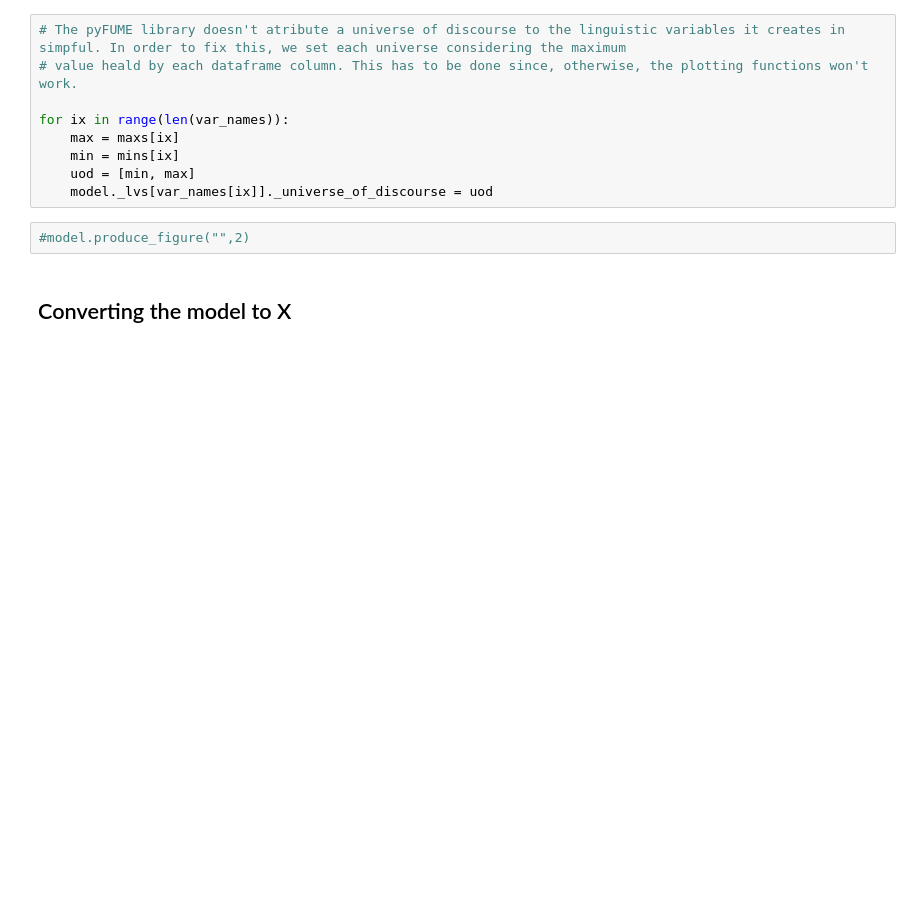
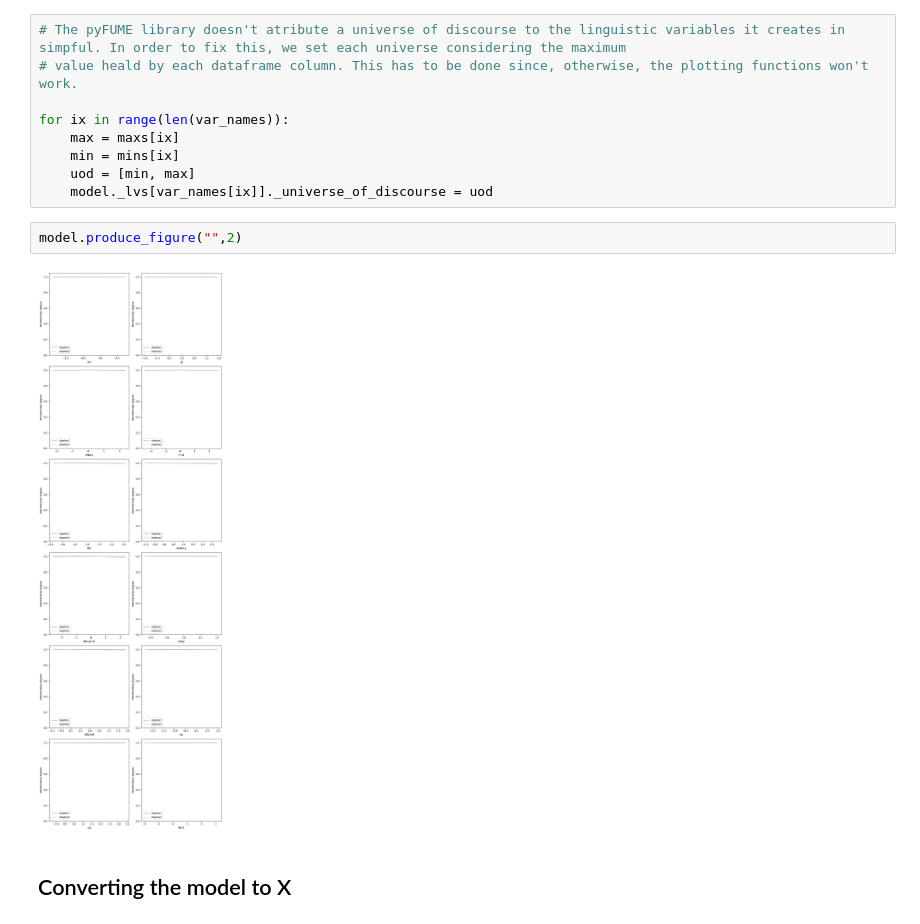
Before and after one commit to AlexGoncalves21/SInts_24, a Jupyter notebook: FinalProject/FuzzyInference.ipynb, the cells around one changed output. Cells and saved outputs as stored; diff of their text form; blank space fills up the shorter version.

```diff
--- a/FinalProject/FuzzyInference.ipynb
+++ b/FinalProject/FuzzyInference.ipynb
@@ -217,7 +218,9 @@ for ix in range(len(var_names)):
     uod = [min, max]
     model._lvs[var_names[ix]]._universe_of_discourse = uod
 # %%
-#model.produce_figure("",2)
+model.produce_figure("",2)
+# %% [output]
+[figure, added]
 # %% [markdown]
 ## Converting the model to X
 # %%
```
Also changed, not shown: parts of 8 cells of this notebook.
